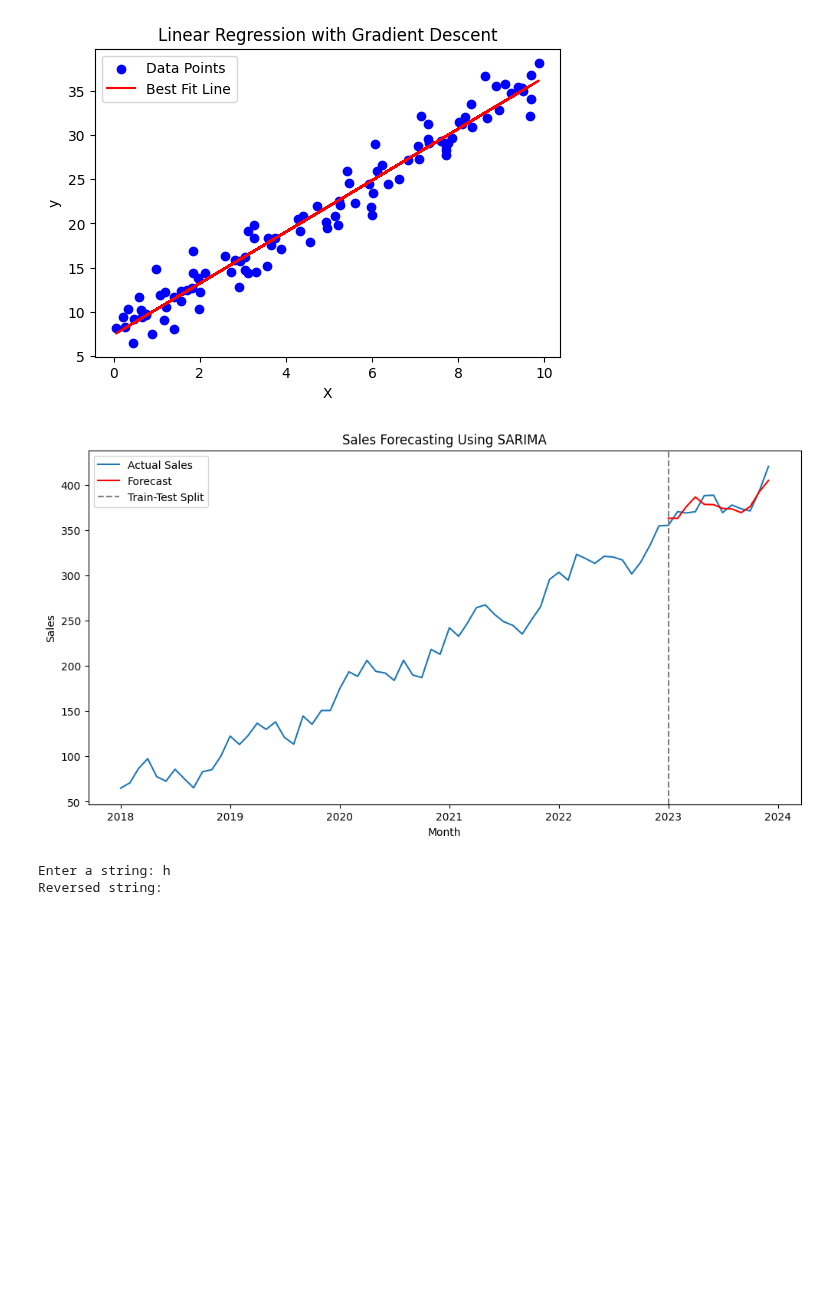
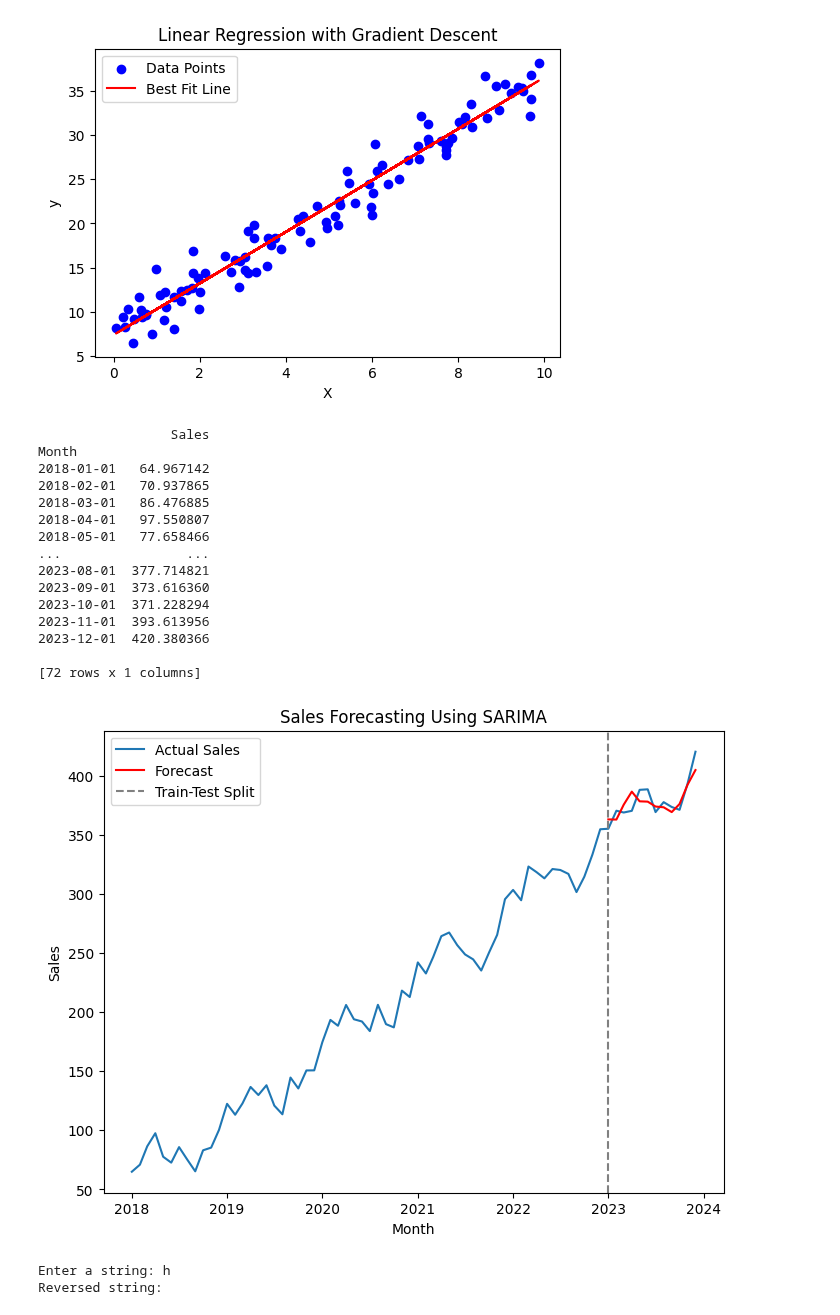
Before and after one commit to anshh1111/artai, a Jupyter notebook: ML.ipynb, the cells around one changed output. Cells and saved outputs as stored; diff of their text form; code cells hidden in the pictures; blank space fills up the shorter version.

```diff
--- a/ML.ipynb
+++ b/ML.ipynb
@@ -1149,36 +1216,51 @@ import pandas as pd
 import numpy as np
 from statsmodels.tsa.statespace.sarimax import SARIMAX
 import matplotlib.pyplot as plt
 
 # Simulate monthly sales data with trend and seasonality
 np.random.seed(42)
 months = pd.date_range('2018-01-01', '2023-12-01', freq='MS')
 sales = 50 + np.arange(len(months)) * 5 + 20 * np.sin(2 * np.pi * months.month / 12) + np.random.randn(len(months)) * 10
 data = pd.DataFrame({'Month': months, 'Sales': sales}).set_index('Month')
-
+print(data)
 # Train-test split
 train = data[:-12]
 test = data[-12:]
 
 # Fit SARIMA model
 model = SARIMAX(train['Sales'], order=(1, 1, 1), seasonal_order=(1, 1, 1, 12))
 sarima_fit = model.fit(disp=False)
 
 # Forecast
 forecast = sarima_fit.predict(start=test.index[0], end=test.index[-1])
 
 # Plot results
-plt.figure(figsize=(12, 6))
+plt.figure(figsize=(8, 6))
 plt.plot(data['Sales'], label='Actual Sales')
 plt.plot(forecast, label='Forecast', color='red')
 plt.axvline(x=test.index[0], color='gray', linestyle='--', label='Train-Test Split')
 plt.xlabel('Month')
 plt.ylabel('Sales')
 plt.title('Sales Forecasting Using SARIMA')
 plt.legend()
 plt.show()
 # %% [output]
+                 Sales
+Month
+2018-01-01   64.967142
+2018-02-01   70.937865
+2018-03-01   86.476885
+2018-04-01   97.550807
+2018-05-01   77.658466
+...                ...
+2023-08-01  377.714821
+2023-09-01  373.616360
+2023-10-01  371.228294
+2023-11-01  393.613956
+2023-12-01  420.380366
+
+[72 rows x 1 columns]
-[figure, old version]
+[figure, new version]
 # %%
 # Question: Reverse a string entered by the user
 user_input = input("Enter a string: ")  # Input string
```
Also changed, not shown: parts of 36 cells of this notebook.
